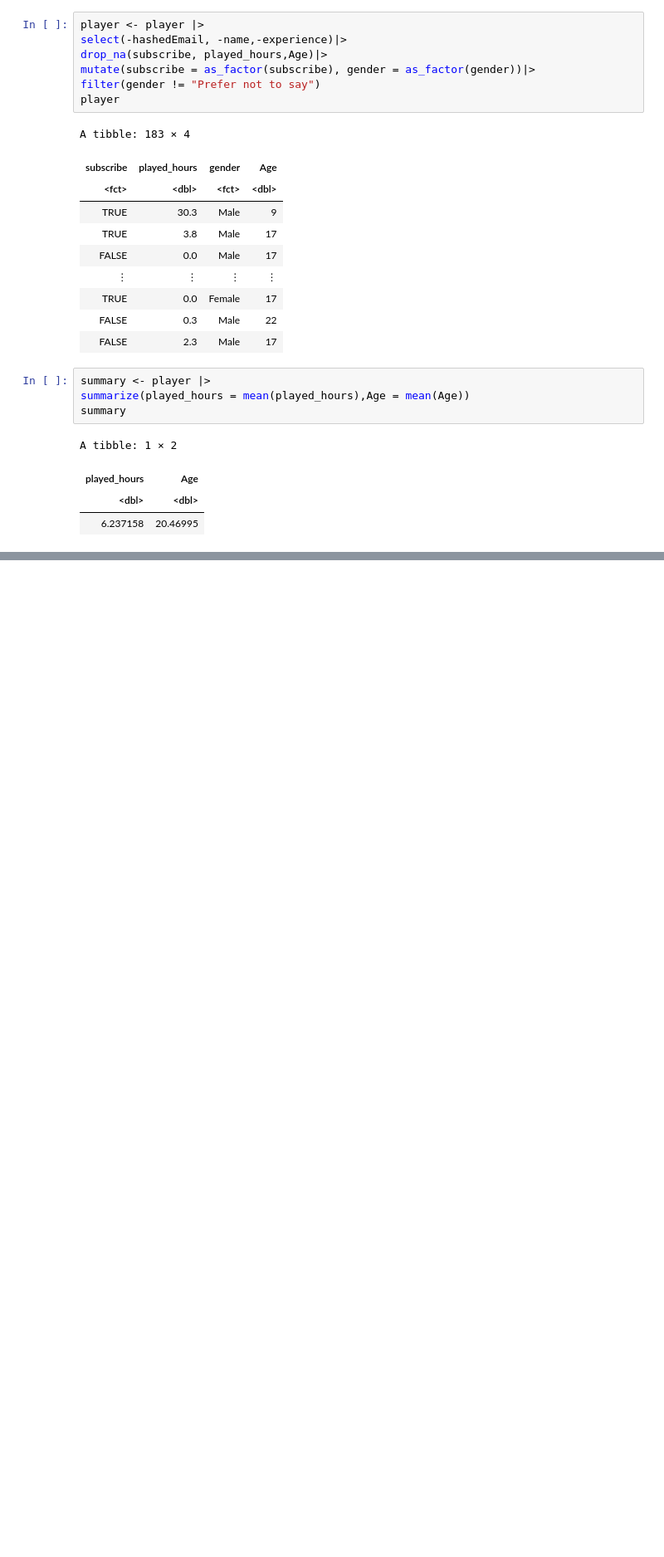
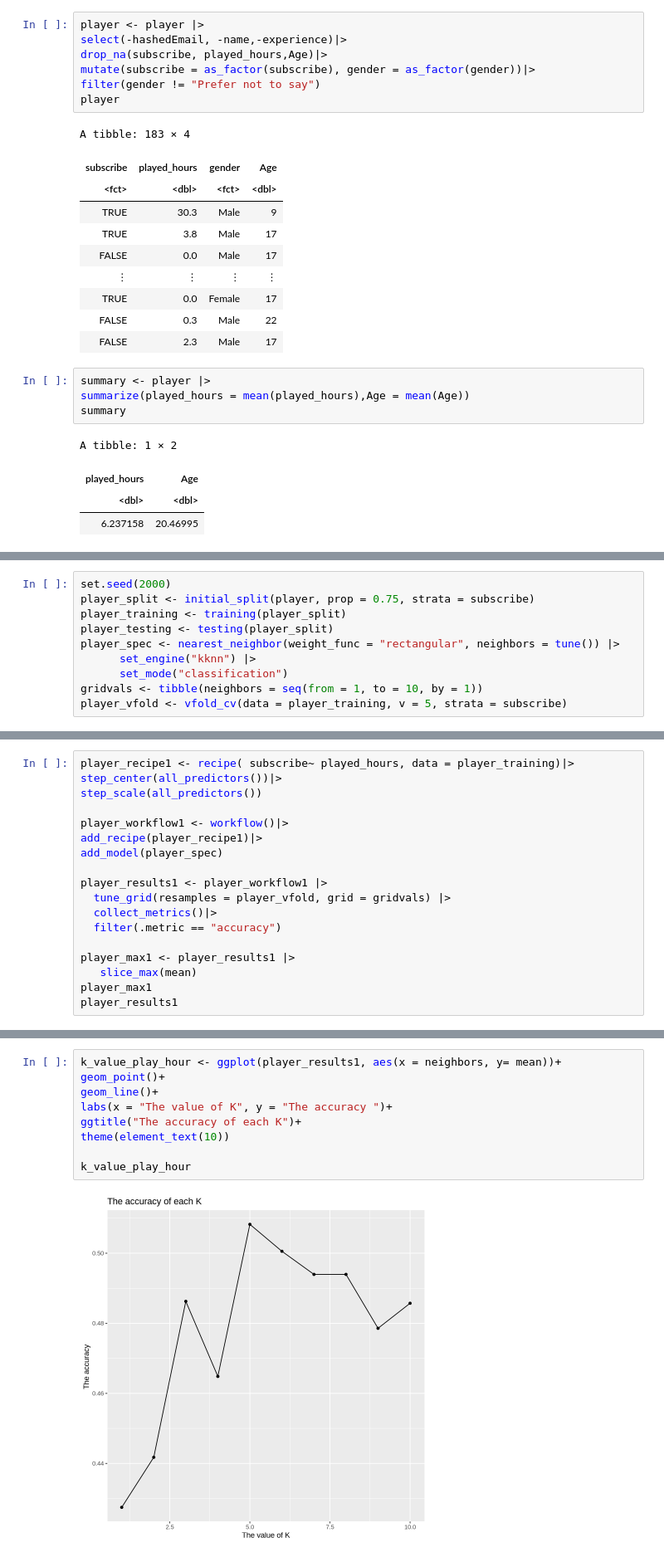
Before and after one commit to SubrinaLi/DSCI-100-sec003, a Jupyter notebook: Subrina LI Project.ipynb, the cells around one changed output, grey strips where cells are left out. Shown at 83% size. Drawn from its saved outputs; the diff is of its cells as text; blank space fills up the shorter version.

Commit message:
methods and results
I explained what kind of methods that I gonna use. I also finished the part 1 of this project: relationship between the played hours and subscribe.

```diff
--- a/Subrina LI Project.ipynb
+++ b/Subrina LI Project.ipynb
@@ -99,0 +111,10 @@ A tibble: 1 × 2
+# %%
+set.seed(2000)
+player_split <- initial_split(player, prop = 0.75, strata = subscribe)
+player_training <- training(player_split)
+player_testing <- testing(player_split)
+player_spec <- nearest_neighbor(weight_func = "rectangular", neighbors = tune()) |>
+      set_engine("kknn") |>
+      set_mode("classification")
+gridvals <- tibble(neighbors = seq(from = 1, to = 10, by = 1))
+player_vfold <- vfold_cv(data = player_training, v = 5, strata = subscribe)
@@ -99,0 +127,18 @@ A tibble: 1 × 2
+# %%
+player_recipe1 <- recipe( subscribe~ played_hours, data = player_training)|>
+step_center(all_predictors())|>
+step_scale(all_predictors())
+
+player_workflow1 <- workflow()|>
+add_recipe(player_recipe1)|>
+add_model(player_spec)
+
+player_results1 <- player_workflow1 |>
+  tune_grid(resamples = player_vfold, grid = gridvals) |>
+  collect_metrics()|>
+  filter(.metric == "accuracy")
+
+player_max1 <- player_results1 |>
+   slice_max(mean)
+player_max1
+player_results1
@@ -99,0 +160,11 @@ A tibble: 1 × 2
+# %%
+k_value_play_hour <- ggplot(player_results1, aes(x = neighbors, y= mean))+
+geom_point()+
+geom_line()+
+labs(x = "The value of K", y = "The accuracy ")+
+ggtitle("The accuracy of each K")+
+theme(element_text(10))
+
+k_value_play_hour
+# %% [output]
+[figure, added]
```
Also changed, not shown: parts of 7 cells of this notebook.
